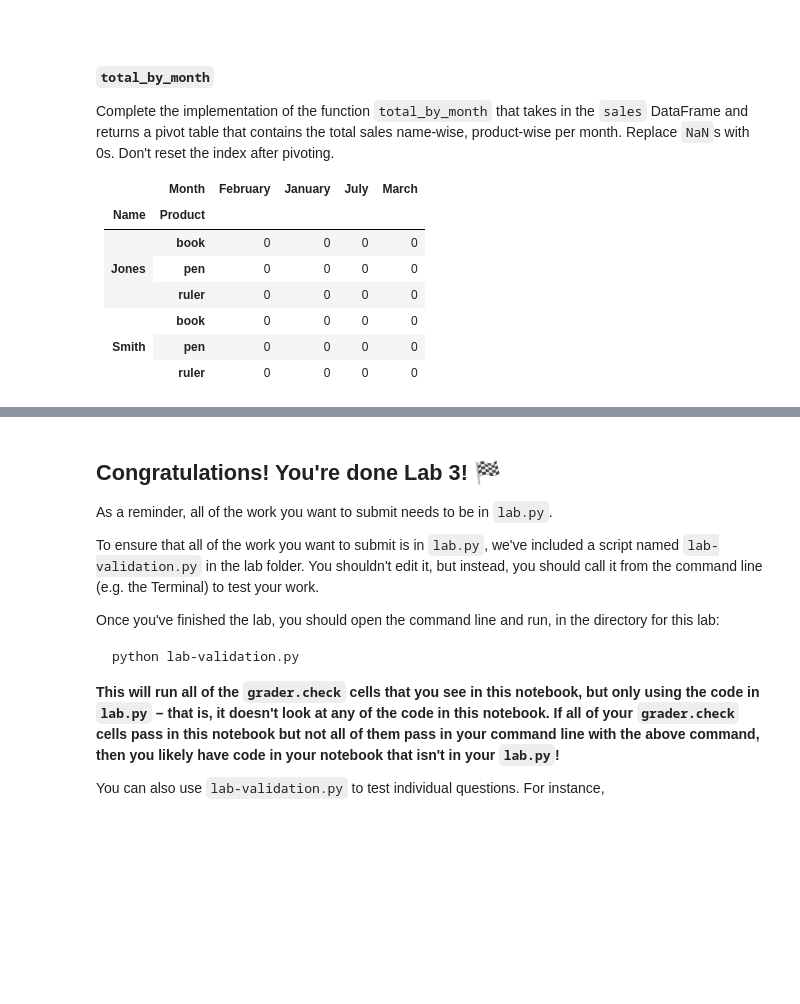
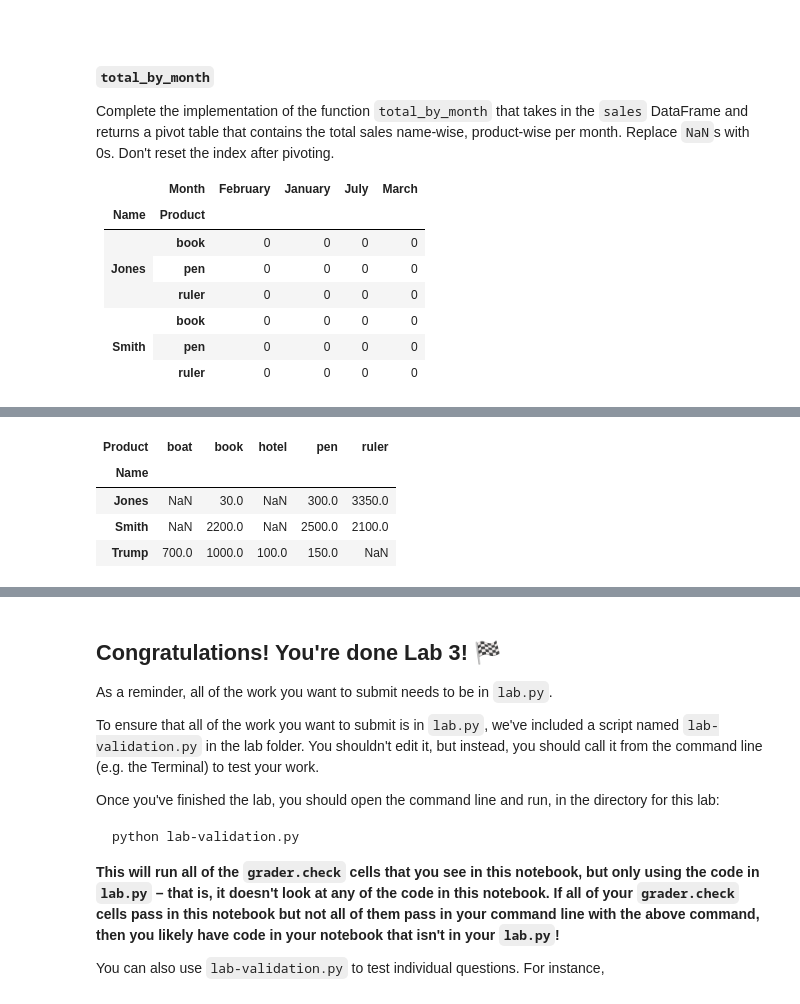
Before and after one commit to ri2658/dsc80-2026-fa, a Jupyter notebook: labs/lab03/lab.ipynb, the cells around one changed output, grey strips where cells are left out. Saved outputs shown, nothing was run; the diff lists cells and outputs as text; code cells hidden in the pictures; blank space fills up the shorter version.

```diff
--- a/labs/lab03/lab.ipynb
+++ b/labs/lab03/lab.ipynb
@@ -647,0 +705,8 @@ Complete the implementation of the function `total_by_month` that takes in the `
+# %%
+sales.pivot_table(index='Name', columns='Product', values='Total', aggfunc='sum')
+# %% [output]
+| Product | boat | book | hotel | pen | ruler |
+| Name |  |  |  |  |  |
+| Jones | NaN | 30.0 | NaN | 300.0 | 3350.0 |
+| Smith | NaN | 2200.0 | NaN | 2500.0 | 2100.0 |
+| Trump | 700.0 | 1000.0 | 100.0 | 150.0 | NaN |
```
Also changed, not shown: parts of 8 cells of this notebook, 5 other files.
